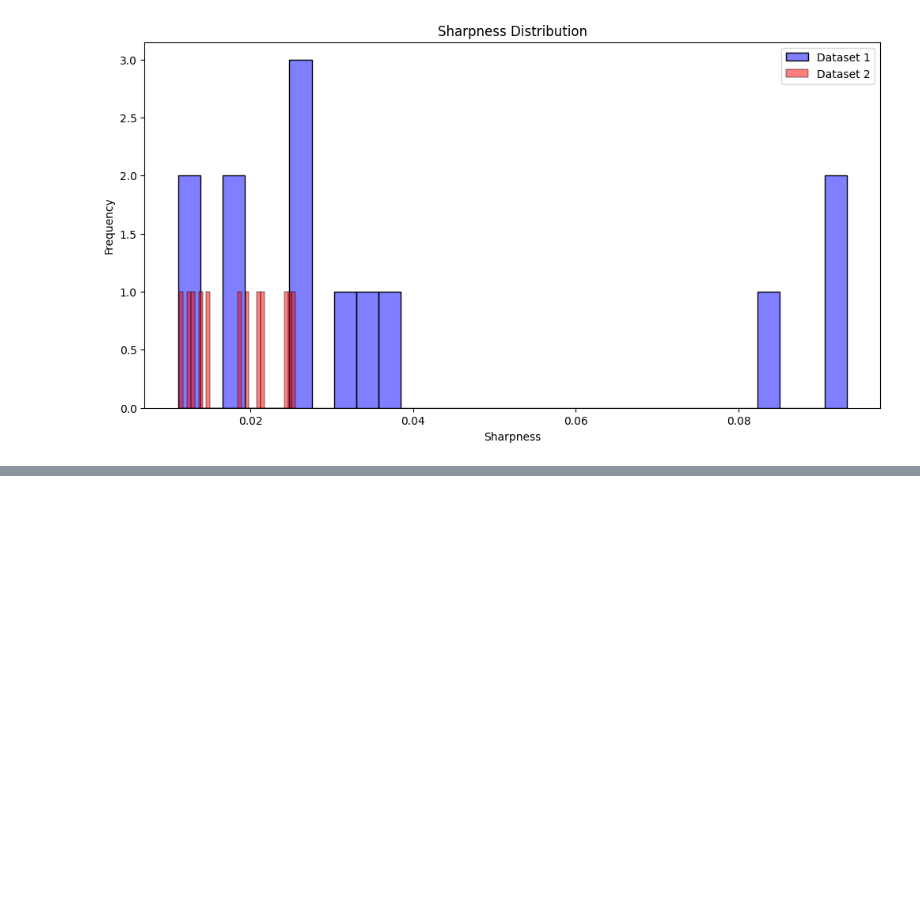
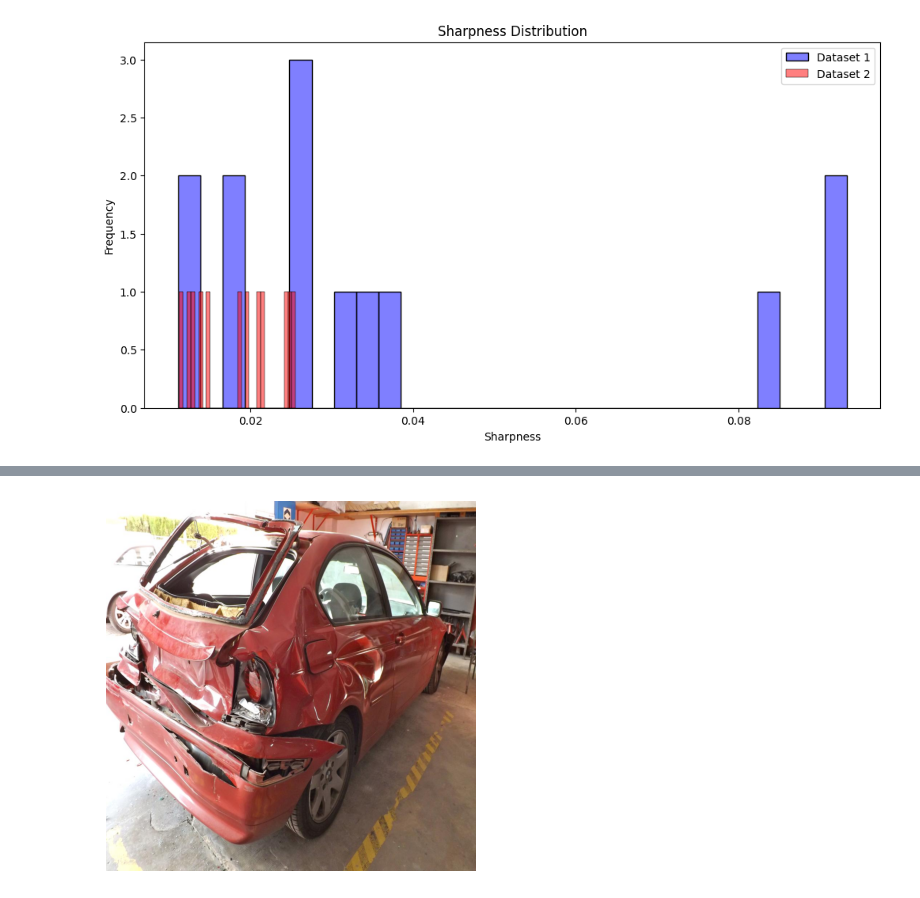
Before and after one commit to ethicsense/datadrift_app_engine, a Jupyter notebook: datadoctor/ddoc_test.ipynb, the cells around one changed output, grey strips where cells are left out. Drawn from its saved outputs; the diff is of its cells as text; code cells hidden in the pictures; blank space fills up the shorter version.

Commit message:
[ethicsense] advanced image data analysis testing

```diff
--- a/datadoctor/ddoc_test.ipynb
+++ b/datadoctor/ddoc_test.ipynb
@@ -328,0 +389,7 @@ MMD between datasets: 0.8442
+# %%
+test_img = cv2.imread("datasets/test_data3/cardmg_2.jpg", 1)[:, :, ::-1]
+plt.imshow(test_img)
+plt.axis('off')  # Hide the axis
+plt.show()
+# %% [output]
+[figure, added]
```
Also changed, not shown: parts of 9 cells of this notebook.
